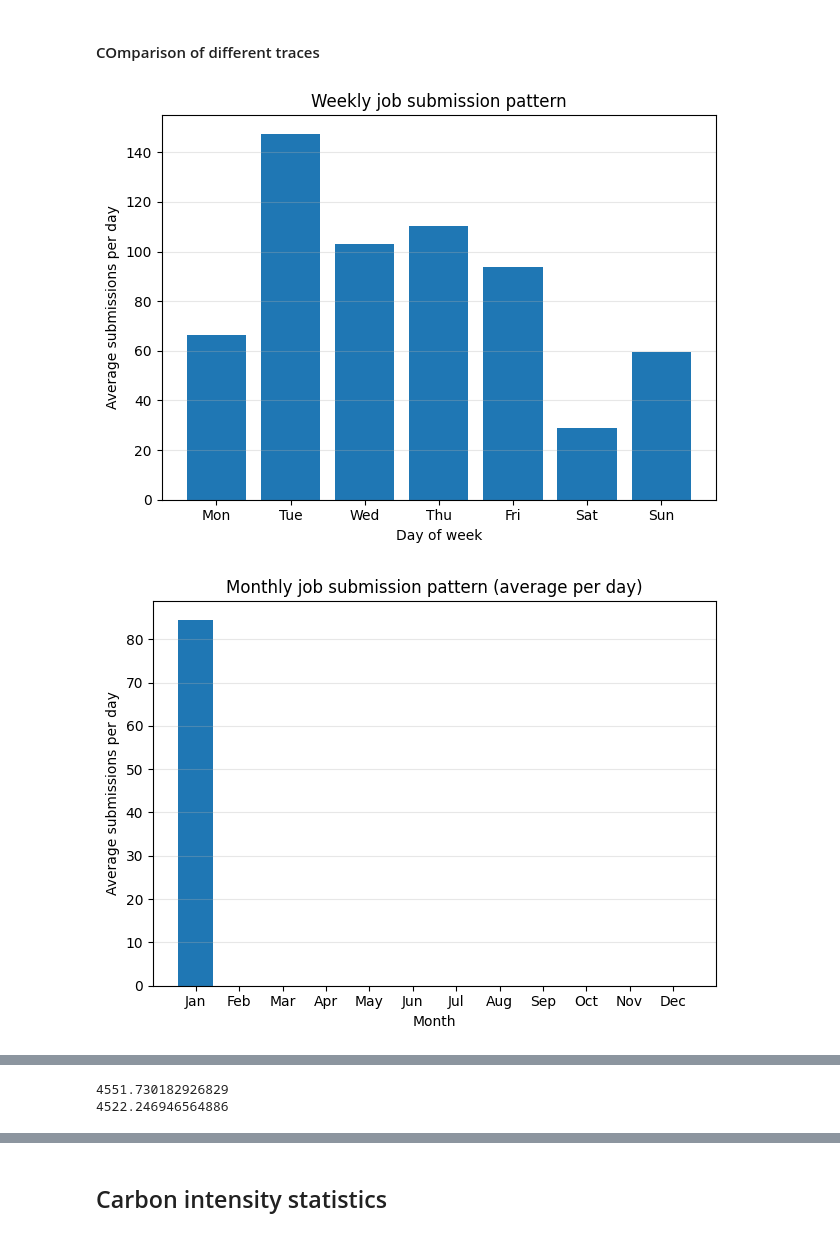
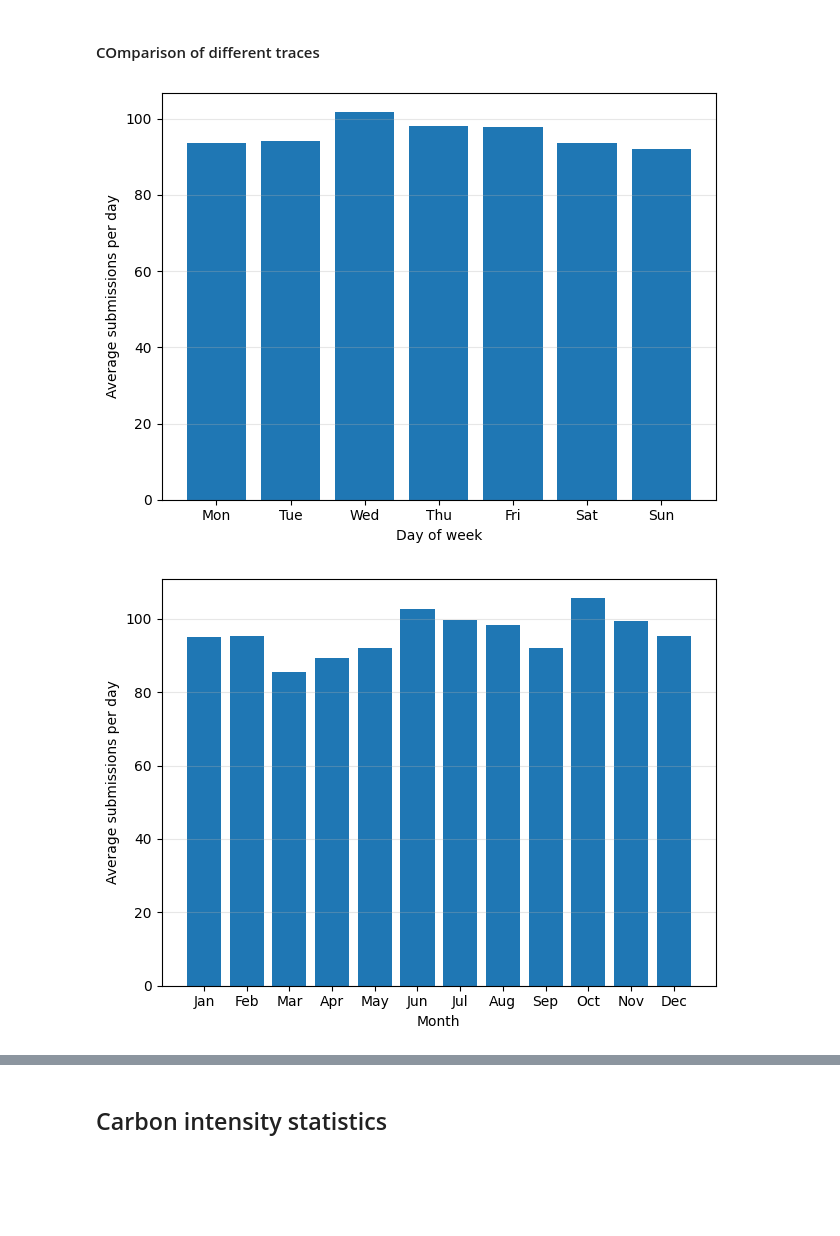
Before and after one commit to dadyownes15/green-hpc-scheduler, a Jupyter notebook: figures.ipynb, the cells around one changed output, grey strips where cells are left out. Saved outputs shown, nothing was run; the diff lists cells and outputs as text; code cells hidden in the pictures; blank space fills up the shorter version.

```diff
--- a/figures.ipynb
+++ b/figures.ipynb
@@ -138,7 +299,6 @@ def plot_workload_patterns(
     )
     plt.figure()
     plt.bar(["Mon","Tue","Wed","Thu","Fri","Sat","Sun"], weekly_avg.values)
-    plt.title("Weekly job submission pattern")
     plt.xlabel("Day of week"); plt.ylabel("Average submissions per day")
     plt.grid(axis="y", alpha=0.3); plt.tight_layout(); plt.show()
 
@@ -152,7 +312,6 @@ def plot_workload_patterns(
     plt.figure()
     plt.bar(["Jan","Feb","Mar","Apr","May","Jun","Jul","Aug","Sep","Oct","Nov","Dec"],
             monthly_avg_per_day.values)
-    plt.title("Monthly job submission pattern (average per day)")
     plt.xlabel("Month"); plt.ylabel("Average submissions per day")
     plt.grid(axis="y", alpha=0.3); plt.tight_layout(); plt.show()
 
@@ -164,7 +323,6 @@ def plot_workload_patterns(
     )
     plt.figure()
     plt.bar(range(24), hour_pct.values)
-    plt.title("Hourly job submission pattern")
     plt.xlabel("Hour of day"); plt.ylabel("Percentage of submissions")
     plt.xticks(range(24))
     plt.grid(axis="y", alpha=0.3); plt.tight_layout(); plt.show()
@@ -173,12 +331,11 @@ def plot_workload_patterns(
     sizes = df["requested_processors"].dropna()
     sizes = sizes[sizes > 0]
     size_bins = [1, 4, 8, 32, 128, 256, np.inf]
-    size_labels = ["1-4", "4-8", "8-32", "32-128", "128-256", "256+"]
+    size_labels = ["1-4", "4-8", "8-32", "32-128", "128-256", "256"]
     cat = pd.cut(sizes, size_bins, right=False, include_lowest=True, labels=size_labels)
     dist_pct = (cat.value_counts().sort_index() / len(sizes)) * 100.0
     plt.figure()
     plt.bar(dist_pct.index.astype(str), dist_pct.values)
-    plt.title("Job size distribution (processors)")
     plt.xlabel("Job size bins"); plt.ylabel("Percentage")
     plt.grid(axis="y", alpha=0.3); plt.tight_layout(); plt.show()
 
@@ -215,20 +372,17 @@ def plot_workload_patterns(
 
     plt.figure()
     plt.bar(labels, pct)
-    plt.title("Distribution of requested runtimes (hours)")
     plt.xlabel("Requested runtime bins"); plt.ylabel("Percentage of jobs")
     plt.xticks(rotation=30, ha="right")
     plt.grid(axis="y", alpha=0.3); plt.tight_layout(); plt.show()
 # %% [markdown]
 #### COmparison of different traces
 # %%
-## Non convergent dataset:
-WORKLOAD_PATH_BAD = "scripts/workload_1_31.swf"
+# Non convergent dataset:
+WORKLOAD_PATH_BAD = "data/workloads/training_workload_batch.swf"
 df_bad = create_job_df(path=WORKLOAD_PATH_BAD)
 
 plot_workload_patterns(df_bad)
-print(df['requested_runtime'].mean())
-print(df_bad["requested_runtime"].mean())
 # %% [output]
-[figure, old version]
+[figure, new version]
-[figure, old version]
+[figure, new version]
@@ -238,4 +392,2 @@ print(df_bad["requested_runtime"].mean())
-4551.730182926829
-4522.246946564886
 # %%
 ## Non convergent dataset:
```
Also changed, not shown: parts of 11 cells of this notebook, 36 other files.
